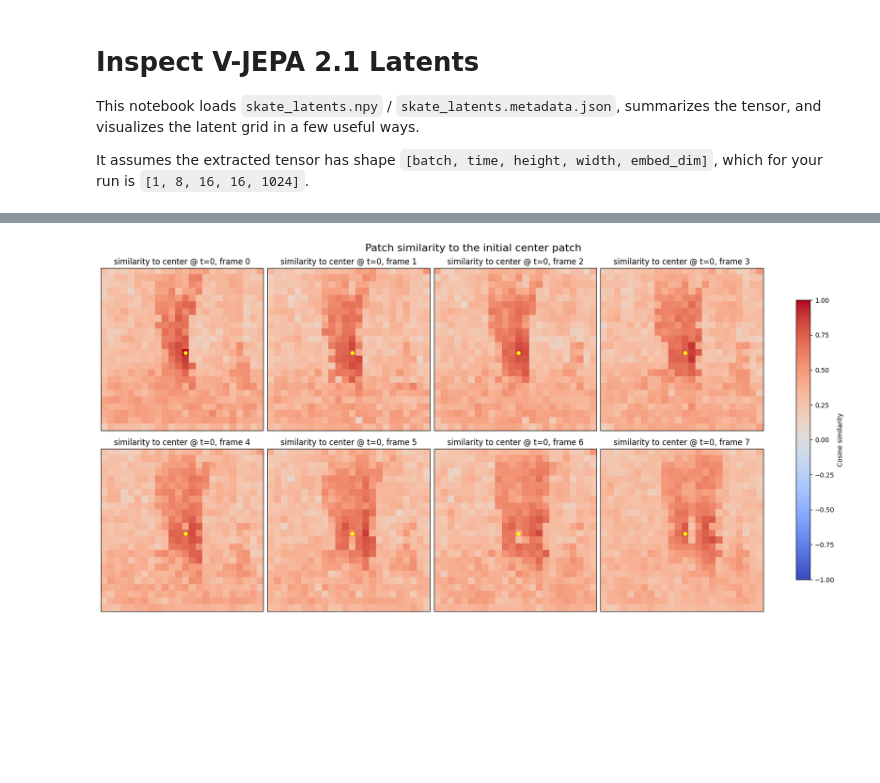
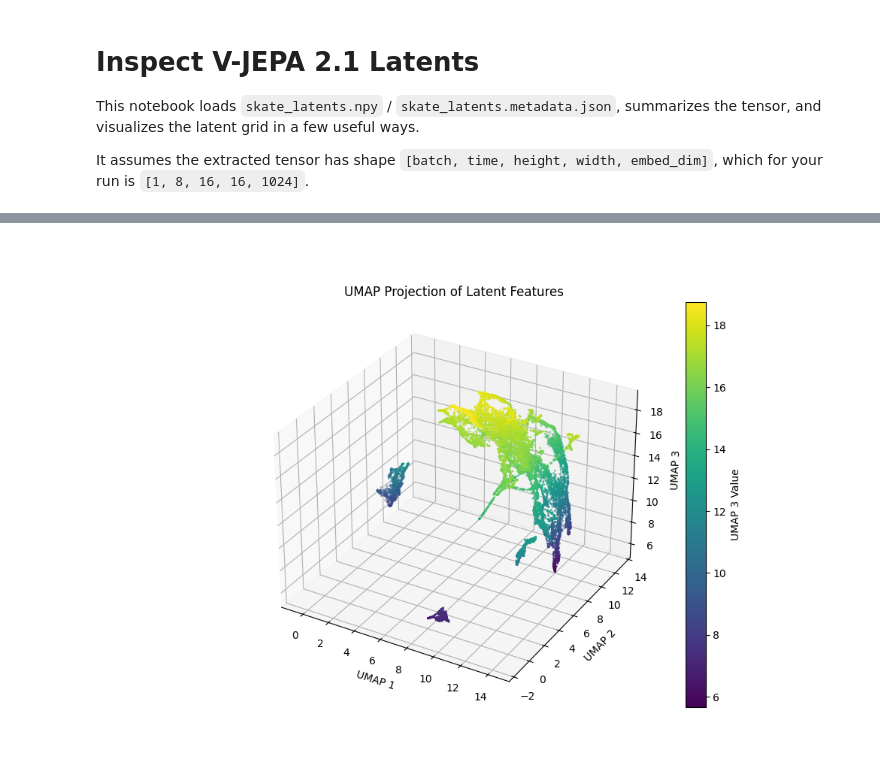
Before and after one commit to pishty1/vjepa-gradio-playground, a Jupyter notebook: inspectdata.ipynb, the cells around one changed output, grey strips where cells are left out. Cells and saved outputs as stored; diff of their text form; code cells hidden in the pictures; blank space fills up the shorter version.

```diff
--- a/inspectdata.ipynb
+++ b/inspectdata.ipynb
@@ -43,6 +43,12 @@ def pca_project(features: np.ndarray, n_components: int = 3) -> tuple[np.ndarray
     explained = (s[:n_components] ** 2) / np.maximum((s ** 2).sum(), 1e-12)
     return coords, vt[:n_components], explained
 
+# lets create a function to get the umap projection of the features as well, we can use the umap-learn library for this
+def umap_project(features: np.ndarray, n_components: int = 3) -> np.ndarray:
+    import umap
+    reducer = umap.UMAP(n_components=n_components)
+    return reducer.fit_transform(features)
+
 def minmax_scale(values: np.ndarray) -> np.ndarray:
     mins = values.min(axis=0, keepdims=True)
     maxs = values.max(axis=0, keepdims=True)
@@ -121,29 +55,0 @@ Explained variance by first 3 principal components:
-# %%
-center_row = grid_h // 2
-center_col = grid_w // 2
-reference = latents[0, 0, center_row, center_col]
-reference = reference / np.maximum(np.linalg.norm(reference), 1e-12)
-
-similarity_maps = np.empty((time_steps, grid_h, grid_w), dtype=np.float32)
-
-for time_index in range(time_steps):
-    patches = latents[0, time_index]
-    patch_norm = np.linalg.norm(patches, axis=-1, keepdims=True)
-    normalized = patches / np.maximum(patch_norm, 1e-12)
-    similarity_maps[time_index] = np.einsum("hwd,d->hw", normalized, reference)
-
-
-fig, axes = plt.subplots(2, 4, figsize=(16, 8), constrained_layout=True)
-
-for time_index, axis in enumerate(axes.flat):
-    image = axis.imshow(similarity_maps[time_index], cmap="coolwarm", vmin=-1, vmax=1)
-    axis.scatter([center_col], [center_row], color="yellow", s=25)
-    axis.set_title(f"similarity to center @ t=0, frame {time_index}")
-    axis.set_xticks([])
-    axis.set_yticks([])
-
-fig.colorbar(image, ax=axes, shrink=0.8, label="Cosine similarity")
-fig.suptitle("Patch similarity to the initial center patch", fontsize=16)
-plt.show()
-# %% [output]
-[figure, removed]
@@ -149,0 +66,16 @@ plt.show()
+# %%
+umap_projection = umap_project(features, n_components=3)
+# %%
+# plot the coords of all the features in the first 3 UMAP dimensions in a 3d scatter plot, where the color of each point is determined by the value of the 3rd UMAP dimension
+%matplotlib widget
+fig = plt.figure(figsize=(10, 7))
+ax = fig.add_subplot(111, projection='3d')
+scatter = ax.scatter(umap_projection[:, 0], umap_projection[:, 1], umap_projection[:, 2], c=umap_projection[:, 2], cmap='viridis', s=1)
+ax.set_xlabel('UMAP 1')
+ax.set_ylabel('UMAP 2')
+ax.set_zlabel('UMAP 3')
+ax.set_title('UMAP Projection of Latent Features')
+plt.colorbar(scatter, label='UMAP 3 Value')
+plt.show()
+# %% [output]
+[figure, added]
```
Also changed, not shown: parts of 10 cells of this notebook.
